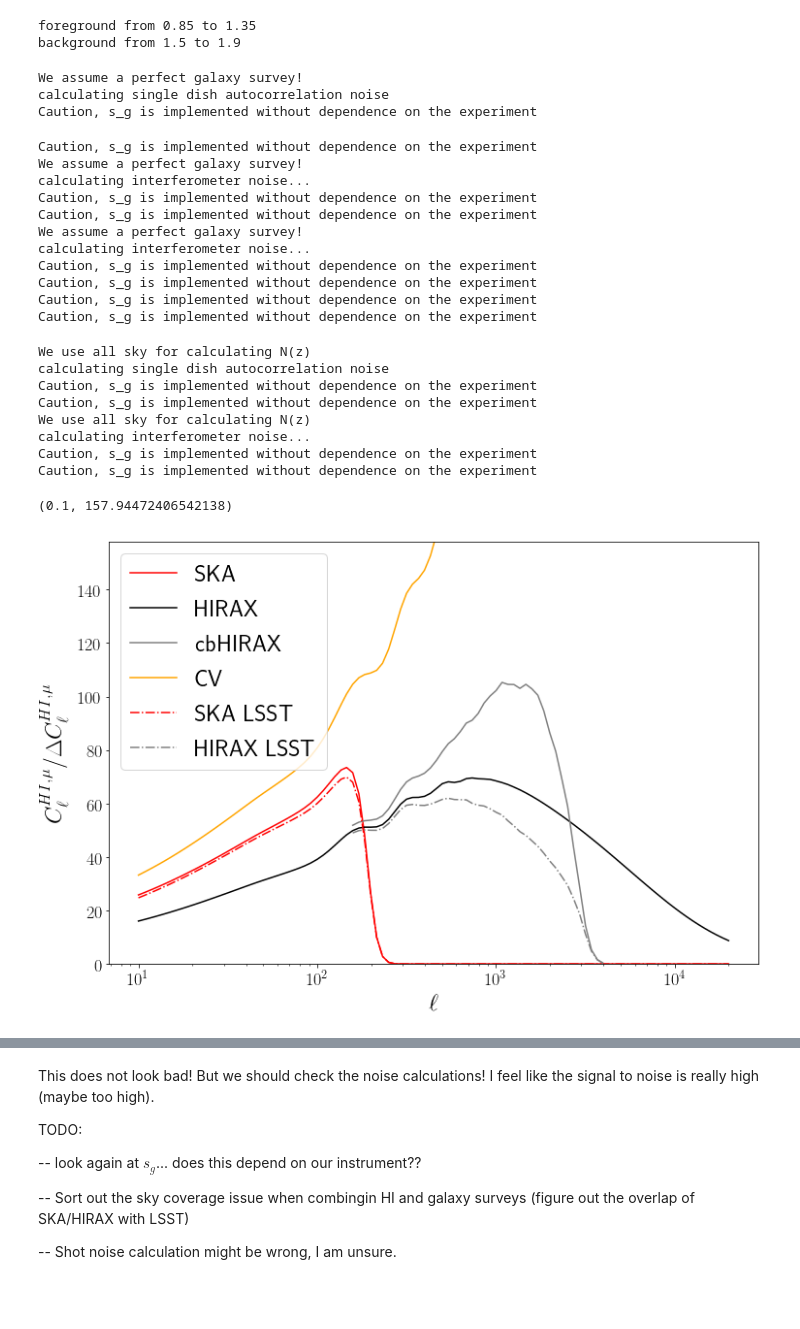
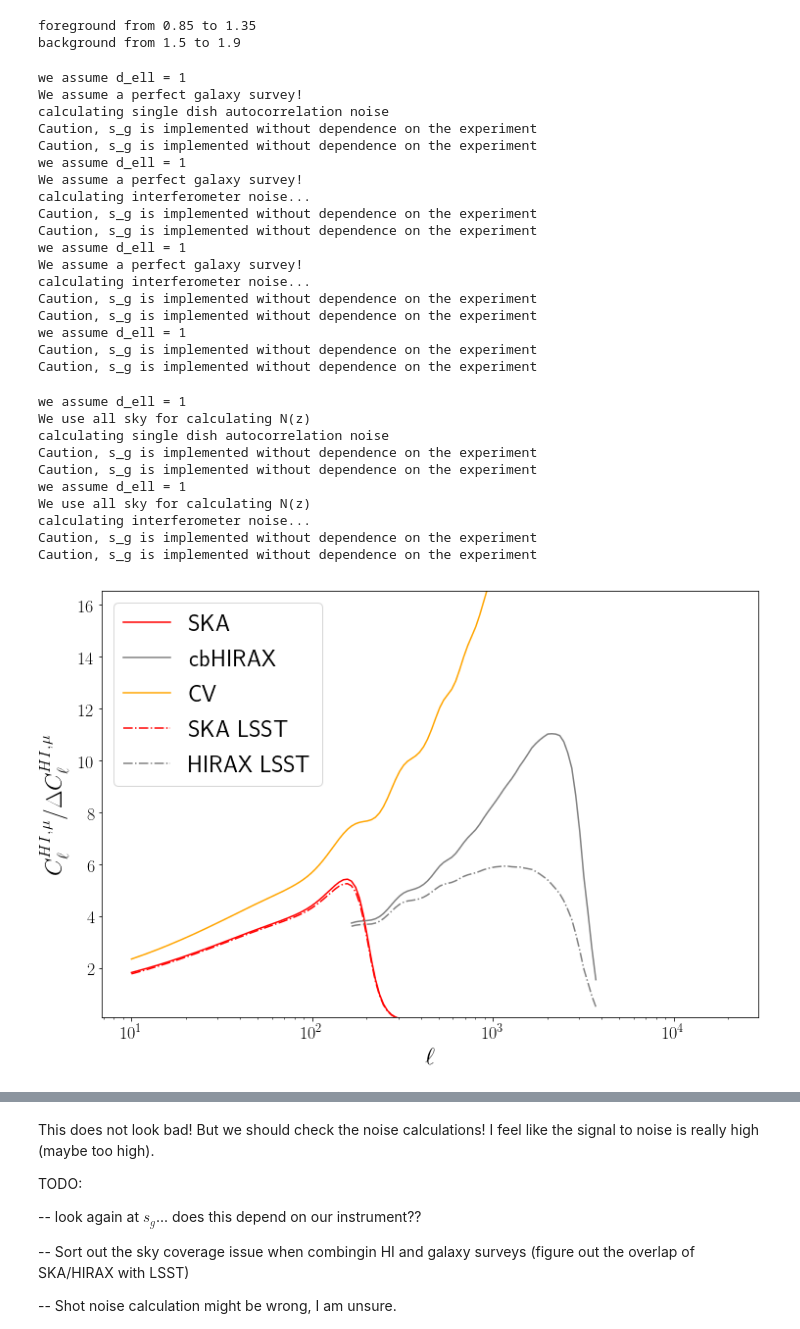
Before and after one commit to amadeuswi/MagBias, a Jupyter notebook: S2N.ipynb, the cells around one changed output, grey strips where cells are left out. Drawn from its saved outputs; the diff is of its cells as text; code cells hidden in the pictures; blank space fills up the shorter version.

```diff
--- a/S2N.ipynb
+++ b/S2N.ipynb
@@ -36,4 +34,8 @@ sigma_8_BBKS = 0.833959881058
 # %%
+plotdir = "./plots/"
+
+
+
 # #preliminary, to be changed!!
 # bHI = 1
 # bgal = 1
@@ -233,9 +217,10 @@ dzb = 0.2
 
 
 lstart = 10; lend = 20000;
-lN = 100
-# ltab = np.linspace(lstart, lend, lN, dtype = int)
-ltab = np.logspace(np.log10(lstart), np.log10(lend), lN, dtype = int)
+lNN = 150
+# ltab = np.linspace(lstart, lend, lNN, dtype = int)
+ltab = np.unique(np.logspace(np.log10(lstart), np.log10(lend), lNN, dtype = int))
+lN = len(ltab)
 powspeclist = [C_l_HIHI_CAMB, C_l_gg_CAMB, Cl_HIxmag_CAMB]
 print "foreground from {} to {}".format(zf-dzf, zf+dzf)
 
@@ -246,34 +231,40 @@ background from 1.5 to 1.9
 # %%
 #without shot noise:
 S2N_SKA = S2N(ltab, zf, dzf, zb, dzb, powspeclist, SURVEY=SKA)
-S2N_HIRAX = S2N(ltab, zf, dzf, zb, dzb, powspeclist, SURVEY=hirax)
+# S2N_HIRAX = S2N(ltab, zf, dzf, zb, dzb, powspeclist, SURVEY=hirax)
 S2N_cbHIRAX = S2N(ltab, zf, dzf, zb, dzb, powspeclist, SURVEY=cb_hirax)
 S2N_CV = S2N(ltab, zf, dzf, zb, dzb, powspeclist, SURVEY="CV")
 # %% [output]
+we assume d_ell = 1
 We assume a perfect galaxy survey!
 calculating single dish autocorrelation noise
 Caution, s_g is implemented without dependence on the experiment
+Caution, s_g is implemented without dependence on the experiment
+we assume d_ell = 1
+We assume a perfect galaxy survey!
+calculating interferometer noise...
+Caution, s_g is implemented without dependence on the experiment
+Caution, s_g is implemented without dependence on the experiment
+we assume d_ell = 1
+We assume a perfect galaxy survey!
+calculating interferometer noise...
+Caution, s_g is implemented without dependence on the experiment
+Caution, s_g is implemented without dependence on the experiment
+we assume d_ell = 1
+Caution, s_g is implemented without dependence on the experiment
+Caution, s_g is implemented without dependence on the experiment
-Caution, s_g is implemented without dependence on the experiment
-We assume a perfect galaxy survey!
-calculating interferometer noise...
-Caution, s_g is implemented without dependence on the experiment
-Caution, s_g is implemented without dependence on the experiment
-We assume a perfect galaxy survey!
-calculating interferometer noise...
-Caution, s_g is implemented without dependence on the experiment
-Caution, s_g is implemented without dependence on the experiment
-Caution, s_g is implemented without dependence on the experiment
-Caution, s_g is implemented without dependence on the experiment
 # %%
 #with shot noise:
 S2N_SKA_LSST = S2N(ltab, zf, dzf, zb, dzb, powspeclist, SURVEY=[SKA, LSST])
 # S2N_HIRAX_LSST = S2N(ltab, zf, dzf, zb, dzb, powspeclist, SURVEY=[hirax, LSST])
 S2N_cbHIRAX_LSST = S2N(ltab, zf, dzf, zb, dzb, powspeclist, SURVEY=[cb_hirax, LSST])
 # %% [output]
+we assume d_ell = 1
 We use all sky for calculating N(z)
 calculating single dish autocorrelation noise
 Caution, s_g is implemented without dependence on the experiment
 Caution, s_g is implemented without dependence on the experiment
+we assume d_ell = 1
 We use all sky for calculating N(z)
 calculating interferometer noise...
 Caution, s_g is implemented without dependence on the experiment
@@ -287,25 +278,21 @@ CVcum = np.sqrt(np.array([np.sum( S2N_CV[:i]**2) for i in range(len(S2N_CV))]))
 # %%
 fig = P.figure(figsize = (12,8)); ax1 = fig.add_subplot(111);
 
 ax1.semilogx(ltab, S2N_SKA, label = "SKA", color = "red")
-ax1.semilogx(ltab, S2N_HIRAX, label = "HIRAX", color = "black")
+# ax1.semilogx(ltab, S2N_HIRAX, label = "HIRAX", color = "black")
 ax1.semilogx(ltab, S2N_cbHIRAX, label = "cbHIRAX", color = "grey")
 ax1.semilogx(ltab, S2N_CV, label = "CV", color = "orange")
-
-# ax1.semilogx(ltab, CVcum, ls = ":", color = "orange")
-# ax1.semilogx(ltab, HIRAXcum, ls = ":", color = "black")
-# ax1.semilogx(ltab, SKAcum, ls = ":", color = "red")
 
 ax1.semilogx(ltab, S2N_SKA_LSST, label = "SKA LSST", color = "red", ls = "-.")
 ax1.semilogx(ltab, S2N_cbHIRAX_LSST, label = "HIRAX LSST", color = "grey", ls = "-.")
 
 ax1.set_ylabel("$C_\ell^{HI,\mu} / \Delta C_\ell^{HI,\mu} $")
 ax1.set_xlabel("$\ell$")
 ax1.legend(loc = "upper left")
 
 ax1.set_ylim((0.1,1.5 * np.nanmax((S2N_cbHIRAX, S2N_SKA))))
-# ax1.set_ylim((0.1,1.5 * np.amax((HIRAXcum, SKAcum))))
+
+P.savefig(plotdir + "S2N.pdf")
 # %% [output]
-(0.1, 157.94472406542138)
-[figure, old version]
+[figure, new version]
 # %%
```
Also changed, not shown: parts of 13 cells of this notebook, 2 other files.
